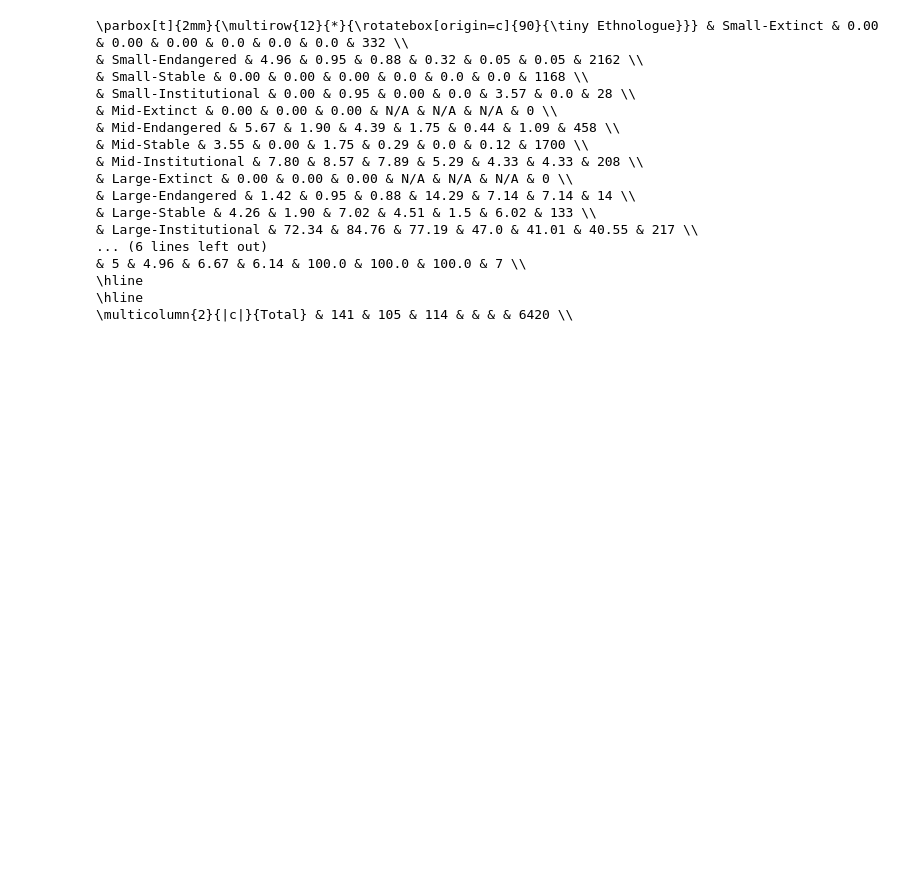
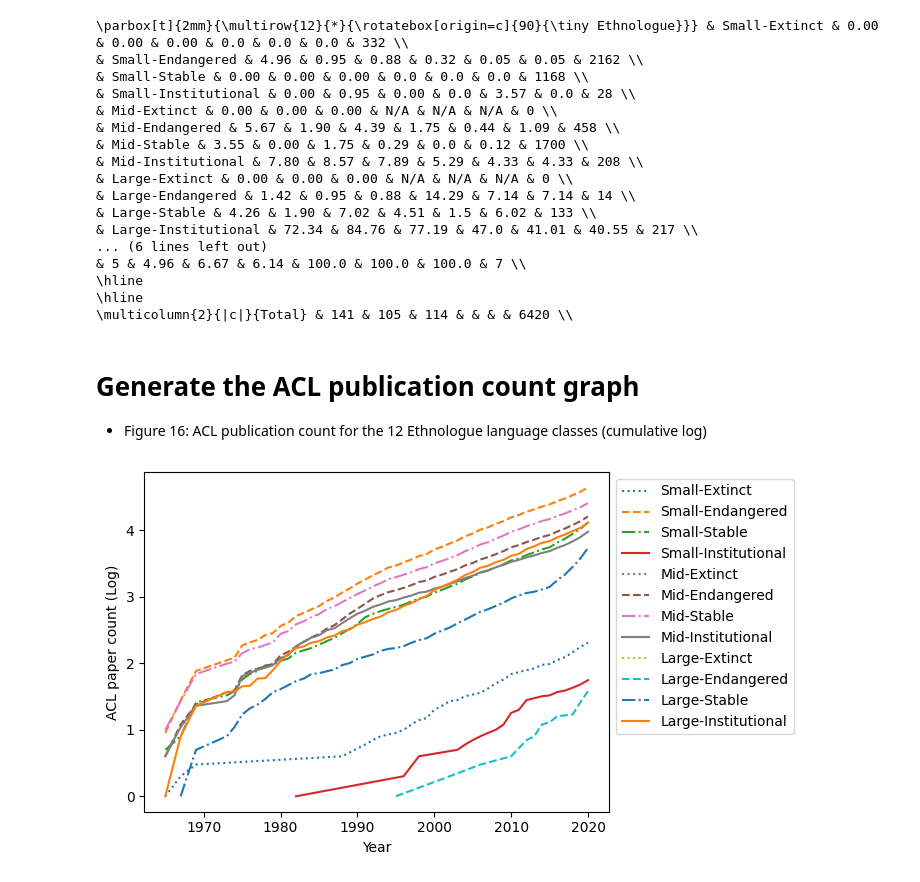
Before and after one commit to NisansaDdS/Some-Languages-are-More-Equal-than-Others, a Jupyter notebook: Generate Diagrams.ipynb, the cells around one changed output. Drawn from its saved outputs; the diff is of its cells as text; code cells hidden in the pictures; blank space fills up the shorter version.

Commit message:
Added code to generate the ACL publication count graph

```diff
--- a/Generate Diagrams.ipynb
+++ b/Generate Diagrams.ipynb
@@ -1400,3 +1400,77 @@ f.close()
 \hline
 \hline
 \multicolumn{2}{|c|}{Total} & 141 & 105 & 114 & & & & 6420 \\
+# %% [markdown]
+# Generate the ACL publication count graph
+* Figure 16: ACL publication count for the 12 Ethnologue language classes (cumulative log)
+# %%
+cumilative=True
+loged=True
+normalized=False
+fileName="ACL_graph"
+markers=["o","v","^","<",">","1","2","3","4","s","p","P"]
+lineStyles=['dotted','dashed','dashdot','solid','dotted','dashed','dashdot','solid','dotted','dashed','dashdot','solid']
+series={}
+
+#Need to build the year array
+allYears=[]
+for s in pubStats:
+  for v in pubStats[s]:
+    allYears=list(set(allYears+list(pubStats[s][v].keys())))
+
+allYears.sort
+allYears=allYears[:-1] #Drop current year
+
+for s in sizeArr:
+  for v in vitalityArr:
+    key=s+"-"+v
+    years=[]
+    values=[]
+    for y in allYears:
+      if y in pubStats[s][v]:
+        years.append(y)
+        count=sum(list(pubStats[s][v][y].values()))
+        if(normalized):
+          count=count/len(d[s][v])
+        values.append(count)
+
+    if(cumilative):
+      for i in range(len(values)):
+        if i>0:
+          values[i]=values[i]+values[i-1]
+
+    if(loged):
+      values=[math.log(v,10) for v in values]
+
+    series[key]=(years,values)
+
+
+plt.figure(figsize=(6, 4.5), dpi=100)
+i=0
+for k in series:
+  plt.plot(series[k][0], series[k][1], label=k,   linestyle=lineStyles[i]) #, marker=markers[i])
+  i=i+1
+
+plt.xlabel('Year')
+ylab='ACL paper count'
+if(loged):
+  plt.legend(loc='upper left', bbox_to_anchor=(1, 1))
+  ylab=ylab+" (Log)"
+else:
+  plt.legend()
+
+plt.ylabel(ylab)
+
+if(normalized):
+  fileName=fileName+"_normalized"
+
+if(cumilative):
+  fileName=fileName+"_cumilative"
+
+if(loged):
+  fileName=fileName+"_log"
+
+fileName=makeFileNameArxivSafe(fileName)
+plt.savefig(pathI+fileName+'.png',bbox_inches='tight', dpi=500)
+# %% [output]
+[figure, added]
```
Also changed, not shown: parts of 1 cell of this notebook, 1 other file.
